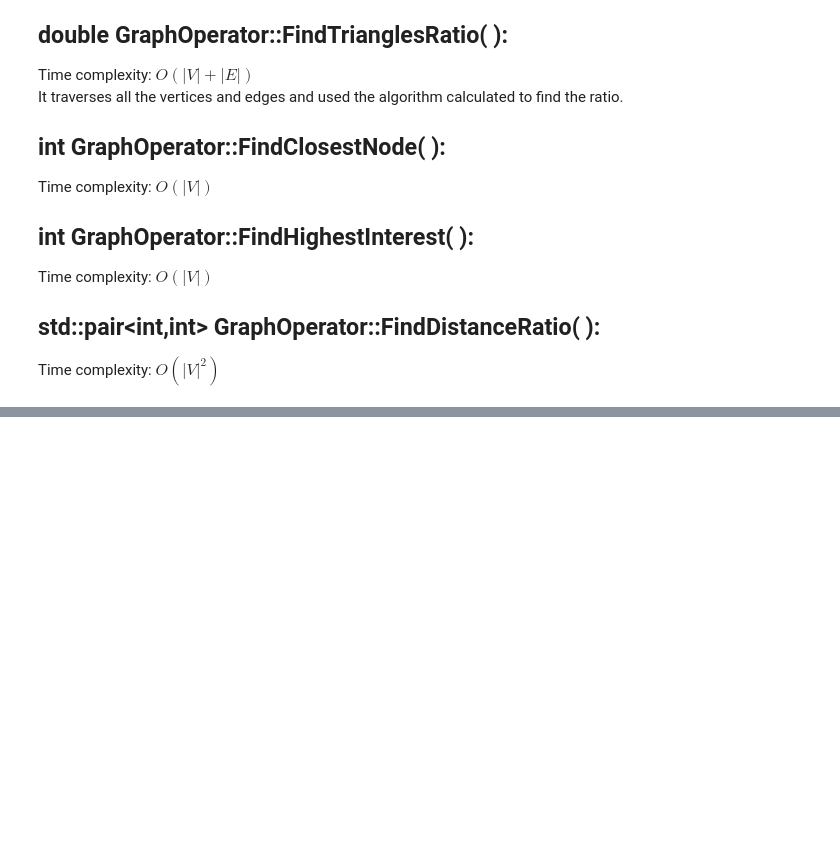
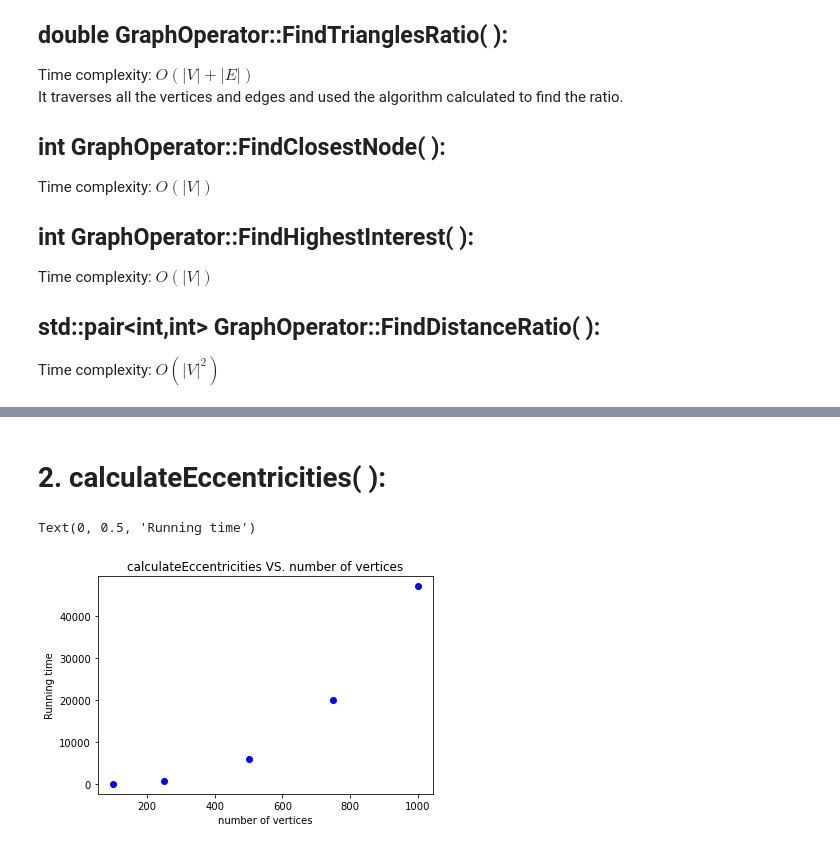
Before and after one commit to xichenhe/CS130A-PA2, a Jupyter notebook: PA2 Documentation.ipynb, the cells around one changed output, grey strips where cells are left out. Drawn from its saved outputs; the diff is of its cells as text; code cells hidden in the pictures; blank space fills up the shorter version.

```diff
--- a/PA2 Documentation.ipynb
+++ b/PA2 Documentation.ipynb
@@ -38,0 +201,11 @@ Time complexity: $O(\left\lvert {V}\right\rvert^2)$
+# %% [markdown]
+# 2. calculateEccentricities(  ):
+# %%
+plt.figure()
+plt.title('calculateEccentricities VS. number of vertices')
+plt.plot(vertices,calc_eccen,'bo')
+plt.xlabel('number of vertices')
+plt.ylabel('Running time')
+# %% [output]
+Text(0, 0.5, 'Running time')
+[figure, added]
```
Also changed, not shown: parts of 34 cells of this notebook, 11 other files.
